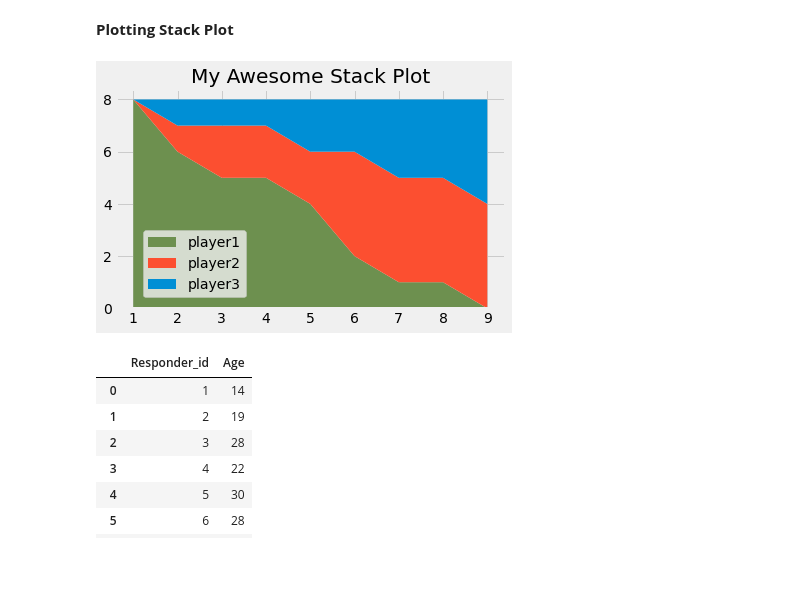
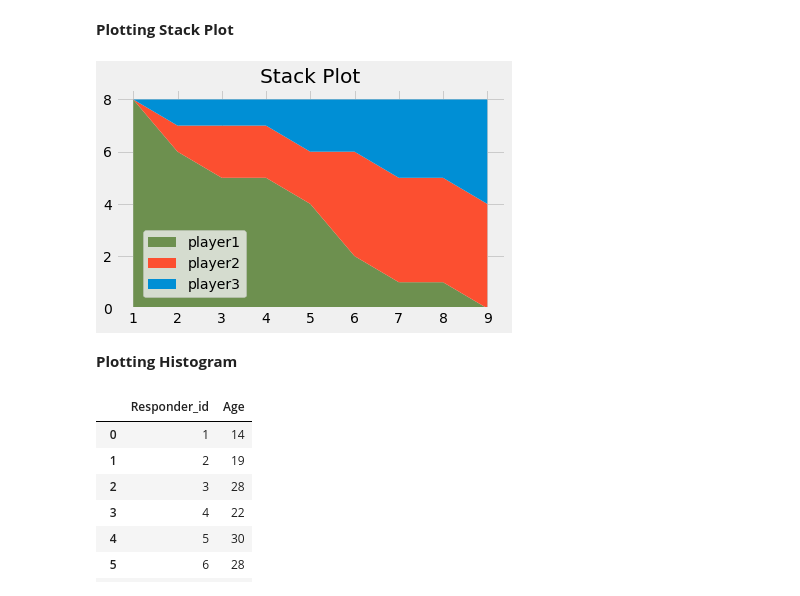
Before and after one commit to Kunalsingh5j/Data-Analysis, a Jupyter notebook: Data Visualization.ipynb, the cells around one changed output. Cells and saved outputs as stored; diff of their text form; code cells hidden in the pictures; blank space fills up the shorter version.

```diff
--- a/Data Visualization.ipynb
+++ b/Data Visualization.ipynb
@@ -10,22 +10,24 @@ data=pd.read_csv('data2.csv')
 # %%
 minutes = [1, 2, 3, 4, 5, 6, 7, 8, 9]
 
 player1 = [8, 6, 5, 5, 4, 2, 1, 1, 0]
 player2 = [0, 1, 2, 2, 2, 4, 4, 4, 4]
 player3 = [0, 1, 1, 1, 2, 2, 3, 3, 4]
 
 labels = ['player1', 'player2', 'player3']
 colors = ['#6d904f', '#fc4f30', '#008fd5']
 
 plt.stackplot(minutes, player1, player2, player3, labels=labels, colors=colors)
 
 plt.legend(loc=(0.07, 0.05))
 
-plt.title("My Awesome Stack Plot")
+plt.title("Stack Plot")
 plt.tight_layout()
 plt.show()
 # %% [output]
-[figure, old version]
+[figure, new version]
+# %% [markdown]
+**Plotting Histogram**
 # %%
 data.head(20)
 # %% [output]
```
Also changed, not shown: parts of 1 cell of this notebook.
